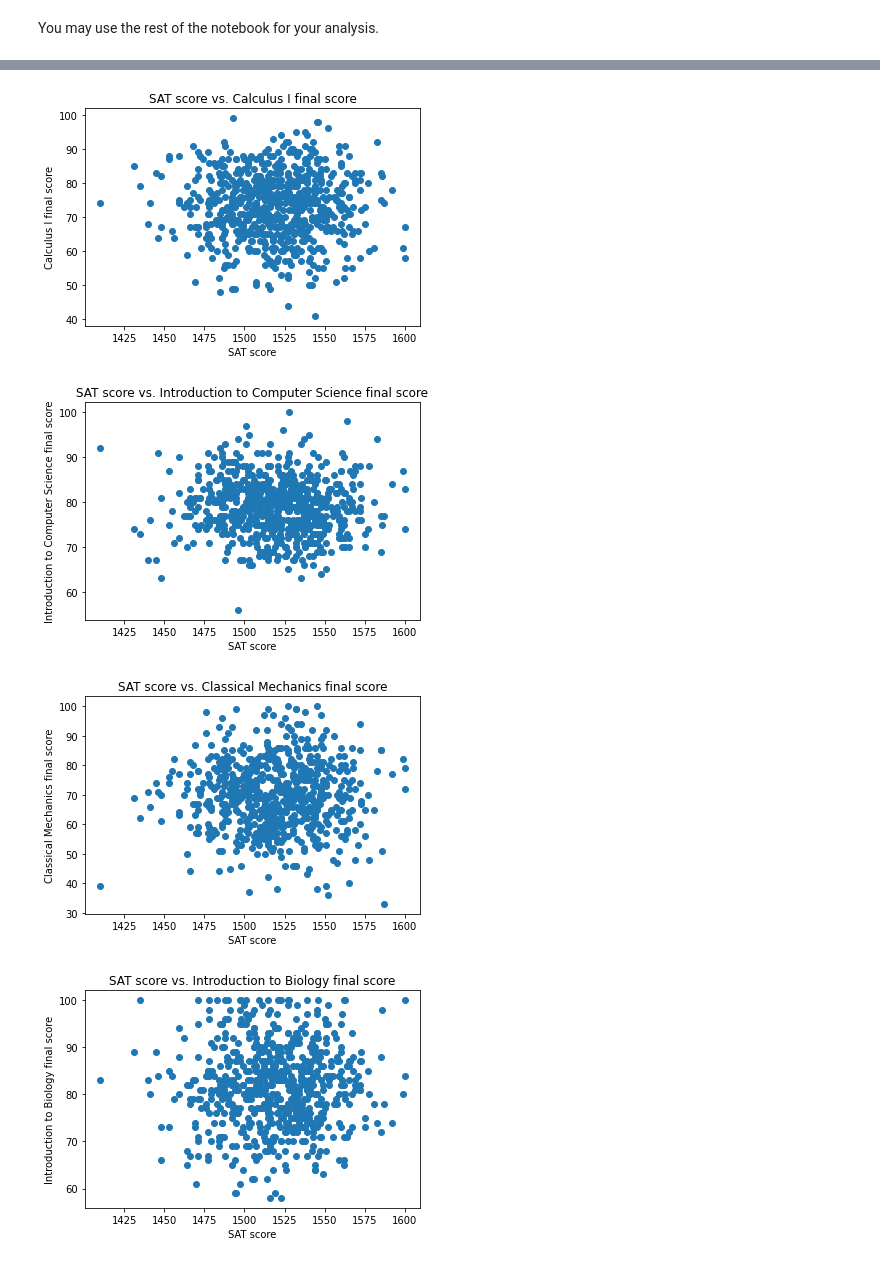
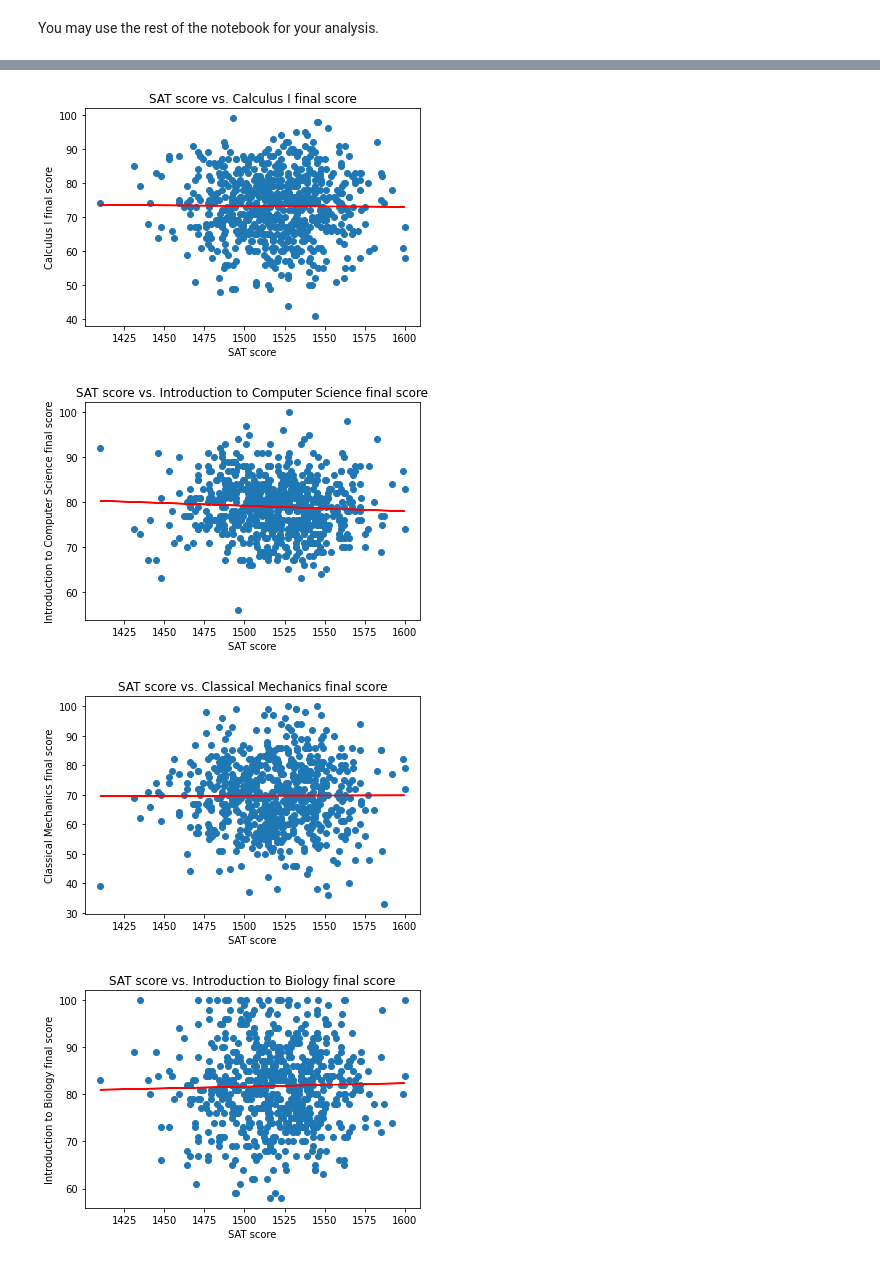
Before and after one commit to anniebryan/18.650-data-project, a Jupyter notebook: SAT notebook.ipynb, the cells around one changed output, grey strips where cells are left out. Cells and saved outputs as stored; diff of their text form; code cells hidden in the pictures.

```diff
--- a/SAT notebook.ipynb
+++ b/SAT notebook.ipynb
@@ -52,0 +46,3 @@ data.describe()
+# %%
+# adding column for "average final score"
+data['Average final score'] = data[data.columns[1:]].mean(axis=1)
@@ -68,15 +78,26 @@ for col in data.columns:
 # %%
-X = data["SAT score"]
+X = np.array(data["SAT score"])
+# mean = statistics.mean(X)
+# stdev = statistics.stdev(X)
+# normal_X = np.array([(val-mean)/stdev for val in X])
+
 for test_score in data.columns[1:]:
-    Y = data[test_score]
+    Y = np.array(data[test_score])
+#     mean = statistics.mean(Y)
+#     stdev = statistics.stdev(Y)
+#     normal_Y = np.array([(val-mean)/stdev for val in Y])
+
+    m, b = np.polyfit(X, Y, 1)
+
     plt.figure()
     plt.scatter(X, Y)
+    plt.plot(X, m*X + b, 'r')
     plt.title(f'SAT score vs. {test_score}')
     plt.xlabel("SAT score")
     plt.ylabel(test_score)
     plt.show()
 # %% [output]
-[figure, old version]
+[figure, new version]
-[figure, old version]
+[figure, new version]
-[figure, old version]
+[figure, new version]
-[figure, old version]
+[figure, new version]
```
Also changed, not shown: parts of 14 cells of this notebook.
